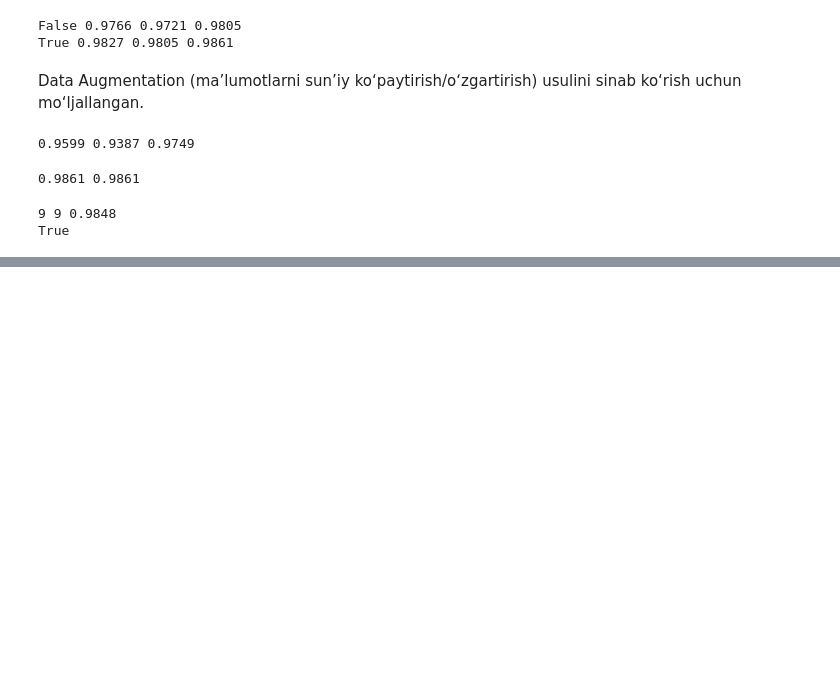
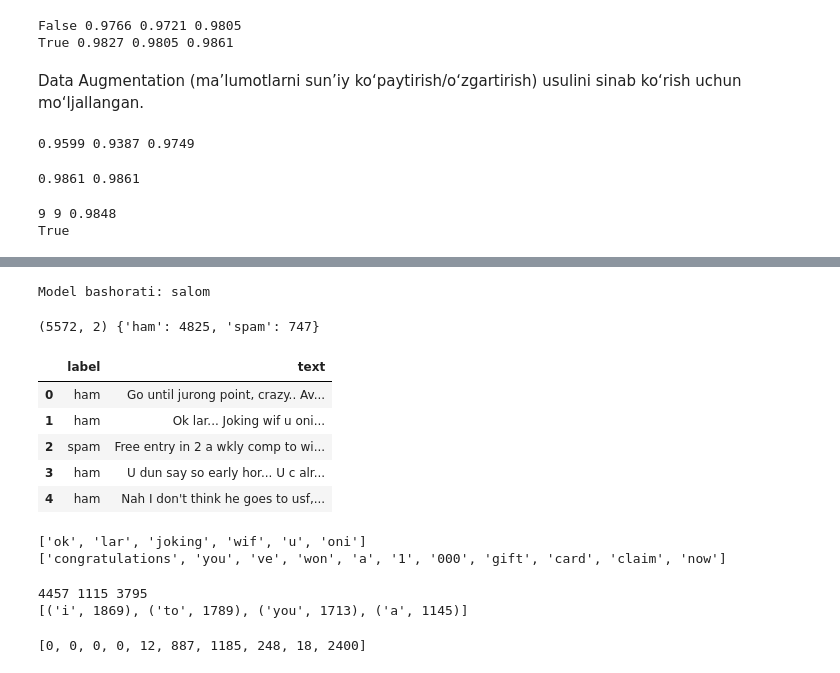
Before and after one commit to Suhrobjonibodullayev/ML-Learning-Journey, a Jupyter notebook: 06_Deep_Learning_besics/Deep_Learning_besics.ipynb, the cells around one changed output, grey strips where cells are left out. Drawn from its saved outputs; the diff is of its cells as text; code cells hidden in the pictures; blank space fills up the shorter version.

```diff
--- a/06_Deep_Learning_besics/Deep_Learning_besics.ipynb
+++ b/06_Deep_Learning_besics/Deep_Learning_besics.ipynb
@@ -2293,0 +2983,76 @@ True
+# %%
+# Boshlang'ich harf
+current_char = "s"
+result = current_char
+
+# Boshlang'ich bo'sh xotira holati (h_0, c_0)
+hidden = None
+
+model.eval()
+with torch.no_grad():
+    for _ in range(len(word) - 1):
+        x = torch.tensor([[char_to_ix[current_char]]])
+        logits, hidden = model(x, hidden) # LSTM xotirasi (hidden) keyingi qadamga o'tadi
+
+        # Eng yuqori ehtimolli harfni tanlaymiz
+        pred_idx = logits.argmax(dim=-1).item()
+        current_char = ix_to_char[pred_idx]
+        result += current_char
+
+print("\nModel bashorati:", result)
+# Natija: salom
+# %% [output]
+Model bashorati: salom
+# %%
+import pandas as pd
+url = ("https://raw.githubusercontent.com/justmarkham/"
+       "pycon-2016-tutorial/master/data/sms.tsv")
+
+df = pd.read_csv(url, sep="\t", names=["label", "text"])
+print(df.shape, df.label.value_counts().to_dict())
+df.head()
+# %% [output]
+(5572, 2) {'ham': 4825, 'spam': 747}
+|  | label | text |
+| 0 | ham | Go until jurong point, crazy.. Av... |
+| 1 | ham | Ok lar... Joking wif u oni... |
+| 2 | spam | Free entry in 2 a wkly comp to wi... |
+| 3 | ham | U dun say so early hor... U c alr... |
+| 4 | ham | Nah I don't think he goes to usf,... |
+# %%
+import re
+def tokenize(text):
+    return re.findall(r"[a-z0-9']+", text.lower())
+
+print(tokenize(df.text[1]))
+print(tokenize("CONGRATULATIONS! You’ve WON a 1,000 Gift Card — Claim NOW!"))
+# %% [output]
+['ok', 'lar', 'joking', 'wif', 'u', 'oni']
+['congratulations', 'you', 've', 'won', 'a', '1', '000', 'gift', 'card', 'claim', 'now']
+# %%
+from collections import Counter
+from sklearn.model_selection import train_test_split
+
+tr, va = train_test_split(df, test_size=0.2,
+                         stratify=df.label, random_state=0)
+
+counts = Counter(w for t in tr.text for w in tokenize(t))
+vocab = {"<pad>": 0, "<unk>": 1}
+
+
+for w, c in counts.items():
+    if c >= 2:
+        vocab[w] = len(vocab)
+print(len(tr), len(va), len(vocab))
+print(counts.most_common(4))
+# %% [output]
+4457 1115 3795
+[('i', 1869), ('to', 1789), ('you', 1713), ('a', 1145)]
+# %%
+def encode(text, maxlen=30):
+    ids = [vocab.get(w, 1) for w in tokenize(text)][:maxlen]
+    return [0] * (maxlen - len(ids)) + ids
+
+print(encode(df.text[1], 10))
+# %% [output]
+[0, 0, 0, 0, 12, 887, 1185, 248, 18, 2400]
```
Also changed, not shown: parts of 37 cells of this notebook.
